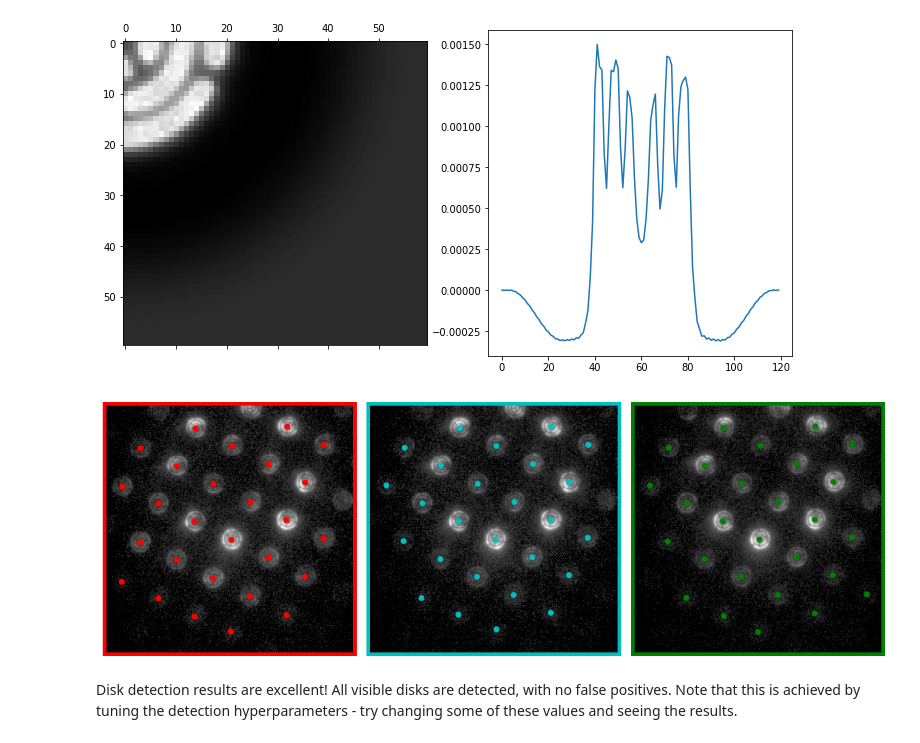
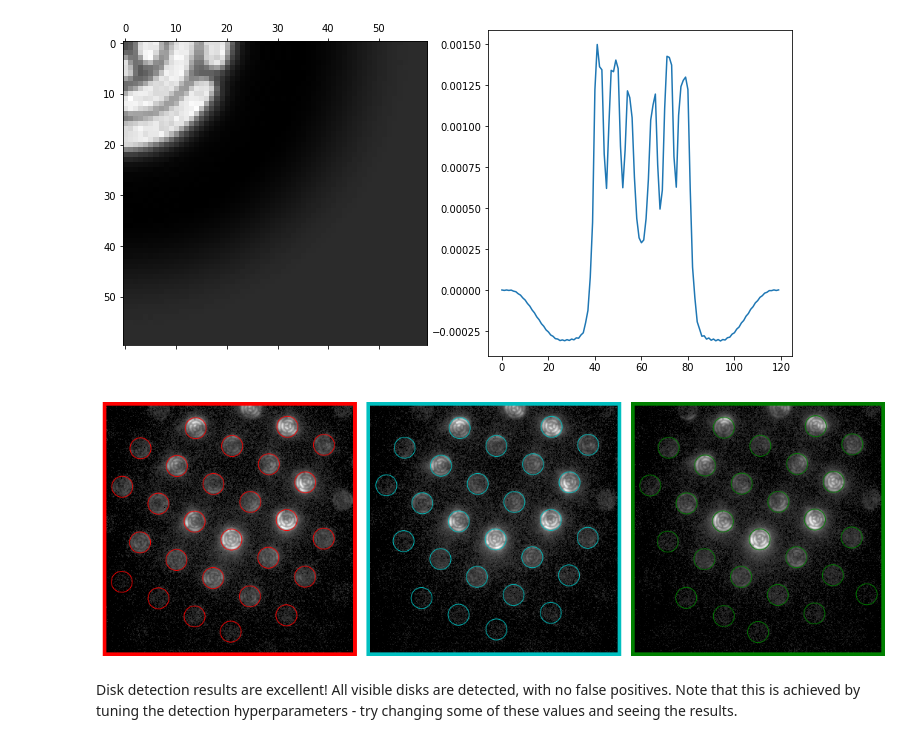
Before and after one commit to py4dstem/py4DSTEM_tutorials, a Jupyter notebook: notebooks/probe_template/make_probe_templates.ipynb, the cells around one changed output. Cells and saved outputs as stored; diff of their text form; code cells hidden in the pictures.

```diff
--- a/notebooks/probe_template/make_probe_templates.ipynb
+++ b/notebooks/probe_template/make_probe_templates.ipynb
@@ -480,35 +480,37 @@ corrPower=1
 sigma=0
 edgeBoundary=32
 minRelativeIntensity=0.002
 relativeToPeak=0
 minPeakSpacing=30
 maxNumPeaks=100
 subpixel='multicorr'
 upsample_factor=16
 
 disks_selected = py4DSTEM.process.diskdetection.find_Bragg_disks_selected(
     dataset_02,
     probe_kernel_02,
     rxs,
     rys,
     corrPower=corrPower,
     sigma=sigma,edgeBoundary=edgeBoundary,
     minRelativeIntensity=minRelativeIntensity,
     relativeToPeak=relativeToPeak,
     minPeakSpacing=minPeakSpacing,maxNumPeaks=maxNumPeaks,
     subpixel=subpixel,
     upsample_factor=upsample_factor)
 
 py4DSTEM.visualize.show_image_grid(lambda i:[dp1,dp2,dp3][i],H=1,W=3,axsize=(5,5),
                                    scaling='power',
                                    power=0.25,
                                    get_bordercolor=lambda i:colors[i],
                                    get_x=lambda i:disks_selected[i].data['qx'],
                                    get_y=lambda i:disks_selected[i].data['qy'],
 #                                    get_s=lambda i:disks_selected[i].data['intensity'],
-                                   get_pointcolors=lambda i:colors[i])
+                                   get_pointcolors=lambda i:colors[i],
+                                   open_circles=True,
+                                   scale=800)
 # %% [output]
-[figure, old version]
+[figure, new version]
 # %% [markdown]
 Disk detection results are excellent!  All visible disks are detected, with no false positives.  Note that this is achieved by tuning the detection hyperparameters - try changing some of these values and seeing the results.
 # %%
```
Also changed, not shown: parts of 5 cells of this notebook.
